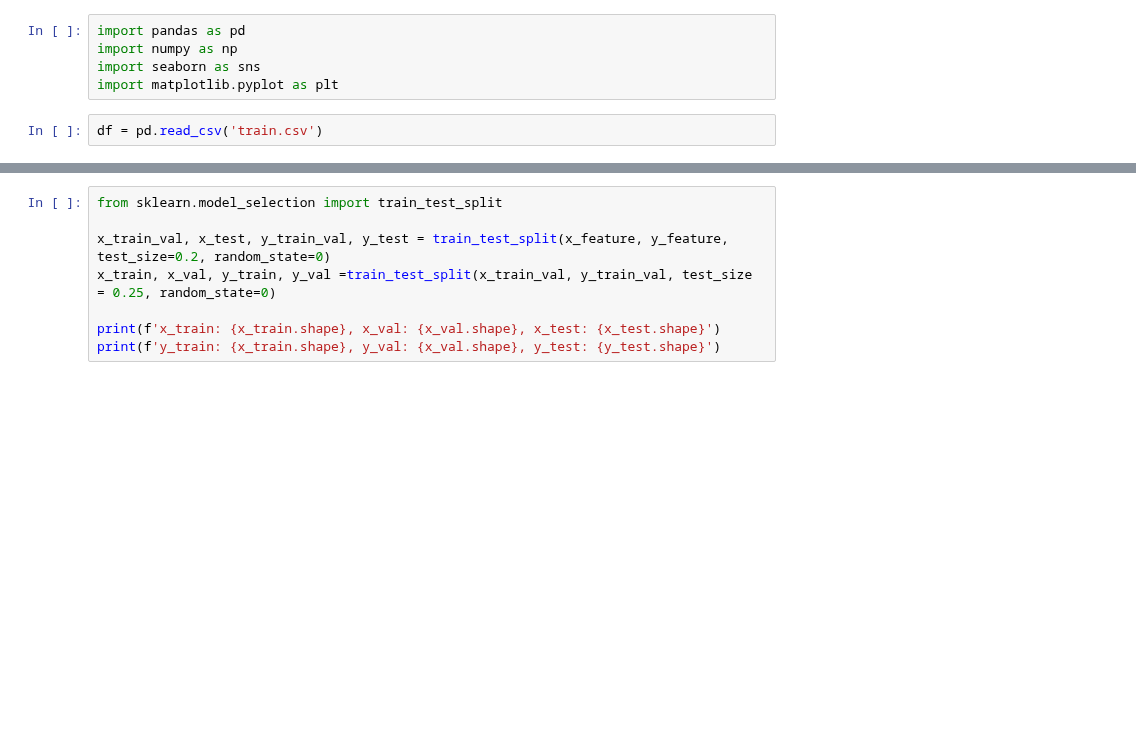
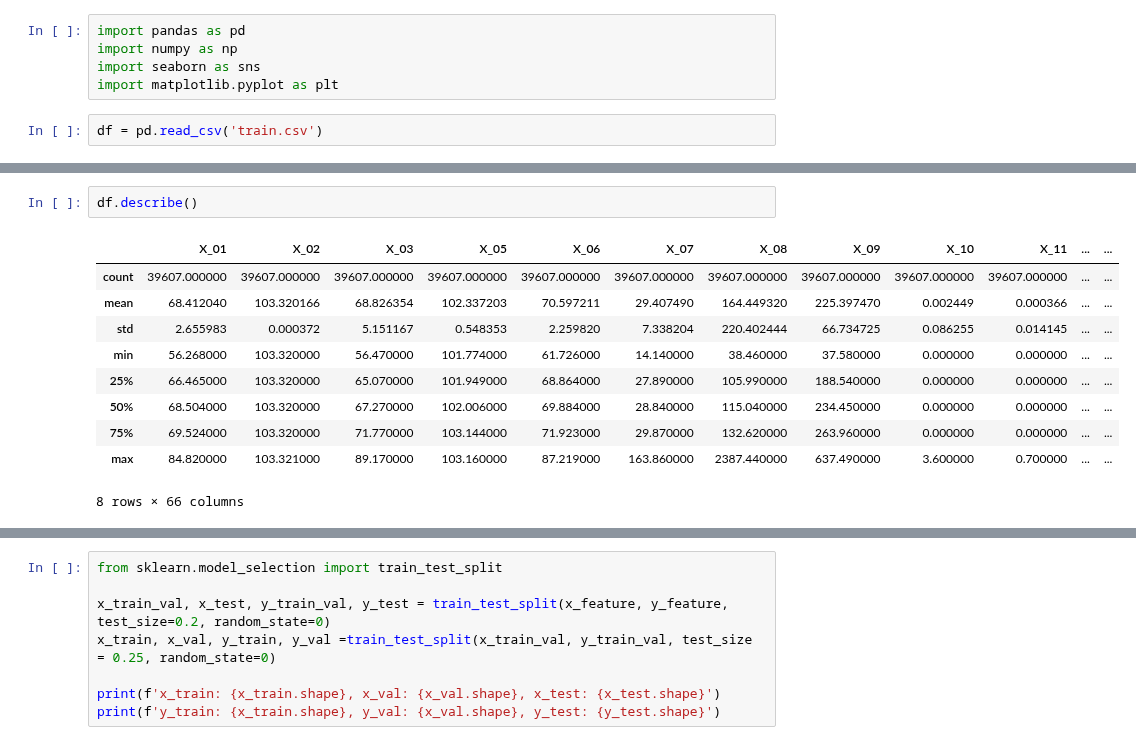
Before and after one commit to rkdeowk/STUDY, a Jupyter notebook: AI/sohui/data/Radar.ipynb, the cells around one changed output, grey strips where cells are left out. Cells and saved outputs as stored; diff of their text form; blank space fills up the shorter version.

```diff
--- a/AI/sohui/data/Radar.ipynb
+++ b/AI/sohui/data/Radar.ipynb
@@ -41,2 +161,15 @@ check_multicolinear(df)
+# %%
+df.describe()
+# %% [output]
+|  | X_01 | X_02 | X_03 | X_05 | X_06 | X_07 | X_08 | X_09 | X_10 | X_11 | ... | ... |
+| count | 39607.000000 | 39607.000000 | 39607.000000 | 39607.000000 | 39607.000000 | 39607.000000 | 39607.000000 | 39607.000000 | 39607.000000 | 39607.000000 | ... | ... |
+| mean | 68.412040 | 103.320166 | 68.826354 | 102.337203 | 70.597211 | 29.407490 | 164.449320 | 225.397470 | 0.002449 | 0.000366 | ... | ... |
+| std | 2.655983 | 0.000372 | 5.151167 | 0.548353 | 2.259820 | 7.338204 | 220.402444 | 66.734725 | 0.086255 | 0.014145 | ... | ... |
+| min | 56.268000 | 103.320000 | 56.470000 | 101.774000 | 61.726000 | 14.140000 | 38.460000 | 37.580000 | 0.000000 | 0.000000 | ... | ... |
+| 25% | 66.465000 | 103.320000 | 65.070000 | 101.949000 | 68.864000 | 27.890000 | 105.990000 | 188.540000 | 0.000000 | 0.000000 | ... | ... |
+| 50% | 68.504000 | 103.320000 | 67.270000 | 102.006000 | 69.884000 | 28.840000 | 115.040000 | 234.450000 | 0.000000 | 0.000000 | ... | ... |
+| 75% | 69.524000 | 103.320000 | 71.770000 | 103.144000 | 71.923000 | 29.870000 | 132.620000 | 263.960000 | 0.000000 | 0.000000 | ... | ... |
+| max | 84.820000 | 103.321000 | 89.170000 | 103.160000 | 87.219000 | 163.860000 | 2387.440000 | 637.490000 | 3.600000 | 0.700000 | ... | ... |
+8 rows × 66 columns
 # %%
 x_feature = df.filter(regex='^X_*') # Input : X Featrue
```
Also changed, not shown: parts of 37 cells of this notebook.
